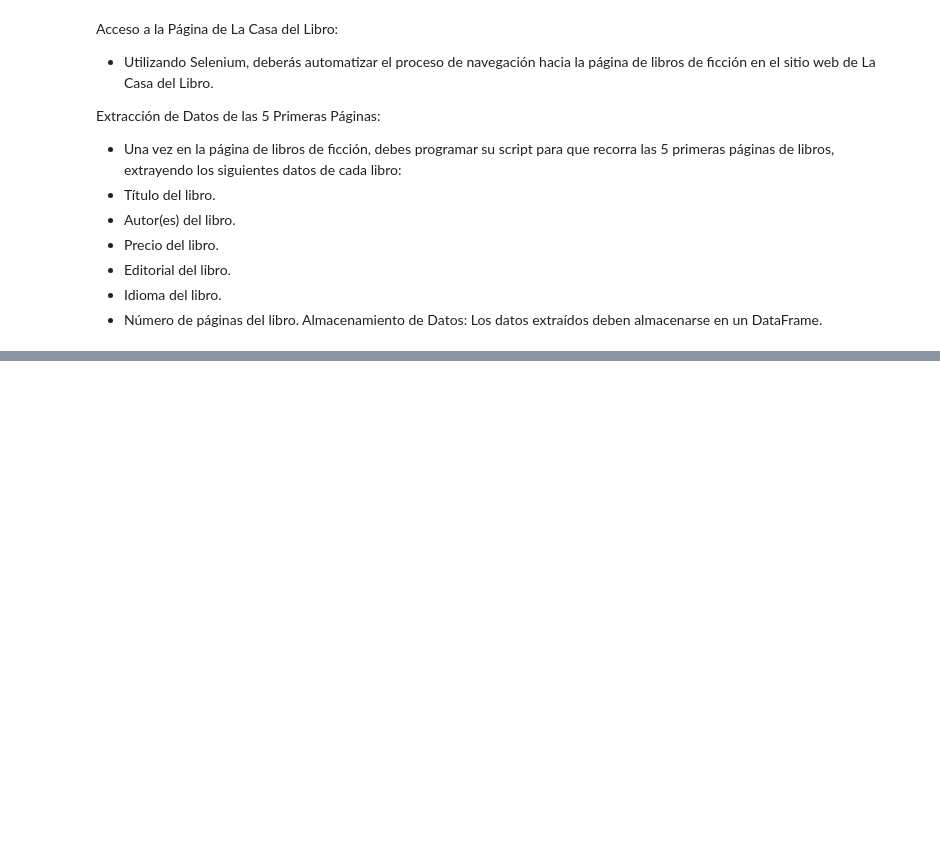
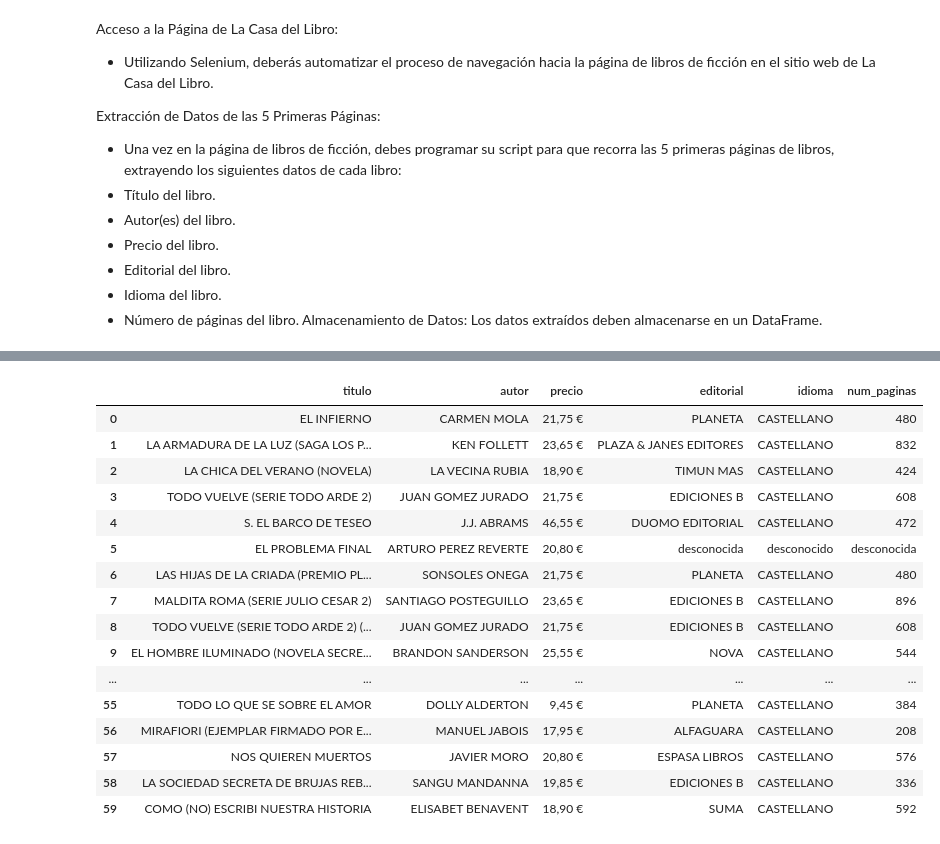
Before and after one commit to Adalab/da-promo-F-modulo2-sprint1-pairprogrammingMargaBelen, a Jupyter notebook: 3_pp_Selenium.ipynb, the cells around one changed output, grey strips where cells are left out. Saved outputs shown, nothing was run; the diff lists cells and outputs as text; code cells hidden in the pictures; blank space fills up the shorter version.

```diff
--- a/3_pp_Selenium.ipynb
+++ b/3_pp_Selenium.ipynb
@@ -128 +151,22 @@ Páginas: 608
 Idioma: CASTELLANO
+# %%
+df_libros = pd.DataFrame(diccionario_resultados)
+df_libros
+# %% [output]
+|  | titulo | autor | precio | editorial | idioma | num_paginas |
+| 0 | EL INFIERNO | CARMEN MOLA | 21,75 € | PLANETA | CASTELLANO | 480 |
+| 1 | LA ARMADURA DE LA LUZ (SAGA LOS P... | KEN FOLLETT | 23,65 € | PLAZA & JANES EDITORES | CASTELLANO | 832 |
+| 2 | LA CHICA DEL VERANO (NOVELA) | LA VECINA RUBIA | 18,90 € | TIMUN MAS | CASTELLANO | 424 |
+| 3 | TODO VUELVE (SERIE TODO ARDE 2) | JUAN GOMEZ JURADO | 21,75 € | EDICIONES B | CASTELLANO | 608 |
+| 4 | S. EL BARCO DE TESEO | J.J. ABRAMS | 46,55 € | DUOMO EDITORIAL | CASTELLANO | 472 |
+| 5 | EL PROBLEMA FINAL | ARTURO PEREZ REVERTE | 20,80 € | desconocida | desconocido | desconocida |
+| 6 | LAS HIJAS DE LA CRIADA (PREMIO PL... | SONSOLES ONEGA | 21,75 € | PLANETA | CASTELLANO | 480 |
+| 7 | MALDITA ROMA (SERIE JULIO CESAR 2) | SANTIAGO POSTEGUILLO | 23,65 € | EDICIONES B | CASTELLANO | 896 |
+| 8 | TODO VUELVE (SERIE TODO ARDE 2) (... | JUAN GOMEZ JURADO | 21,75 € | EDICIONES B | CASTELLANO | 608 |
+| 9 | EL HOMBRE ILUMINADO (NOVELA SECRE... | BRANDON SANDERSON | 25,55 € | NOVA | CASTELLANO | 544 |
+| ... | ... | ... | ... | ... | ... | ... |
+| 55 | TODO LO QUE SE SOBRE EL AMOR | DOLLY ALDERTON | 9,45 € | PLANETA | CASTELLANO | 384 |
+| 56 | MIRAFIORI (EJEMPLAR FIRMADO POR E... | MANUEL JABOIS | 17,95 € | ALFAGUARA | CASTELLANO | 208 |
+| 57 | NOS QUIEREN MUERTOS | JAVIER MORO | 20,80 € | ESPASA LIBROS | CASTELLANO | 576 |
+| 58 | LA SOCIEDAD SECRETA DE BRUJAS REB... | SANGU MANDANNA | 19,85 € | EDICIONES B | CASTELLANO | 336 |
+| 59 | COMO (NO) ESCRIBI NUESTRA HISTORIA | ELISABET BENAVENT | 18,90 € | SUMA | CASTELLANO | 592 |
```
Also changed, not shown: parts of 6 cells of this notebook.
